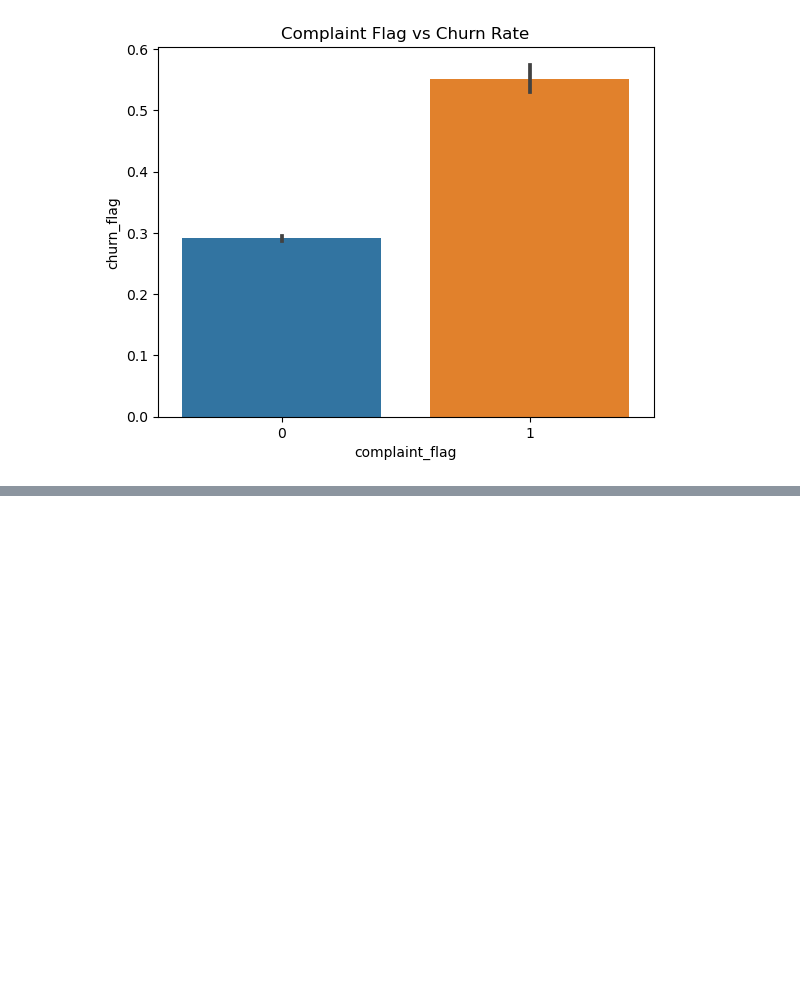
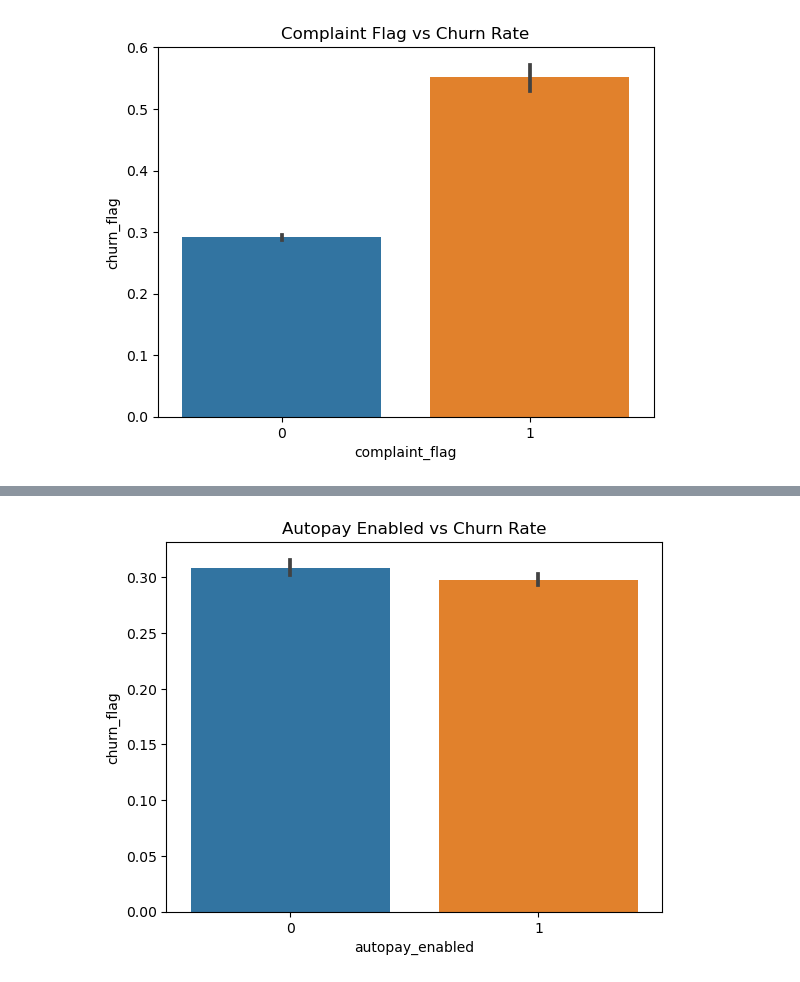
Before and after one commit to jojolily84/insurance-churn-analysis, a Jupyter notebook: notebooks/01_EDA.ipynb, the cells around one changed output, grey strips where cells are left out. Saved outputs shown, nothing was run; the diff lists cells and outputs as text; code cells hidden in the pictures; blank space fills up the shorter version.

```diff
--- a/notebooks/01_EDA.ipynb
+++ b/notebooks/01_EDA.ipynb
@@ -87,0 +94,6 @@ plt.show()
+# %%
+sns.barplot(x='autopay_enabled', y='churn_flag', data=df)
+plt.title('Autopay Enabled vs Churn Rate')
+plt.show()
+# %% [output]
+[figure, added]
```
Also changed, not shown: parts of 4 cells of this notebook.
